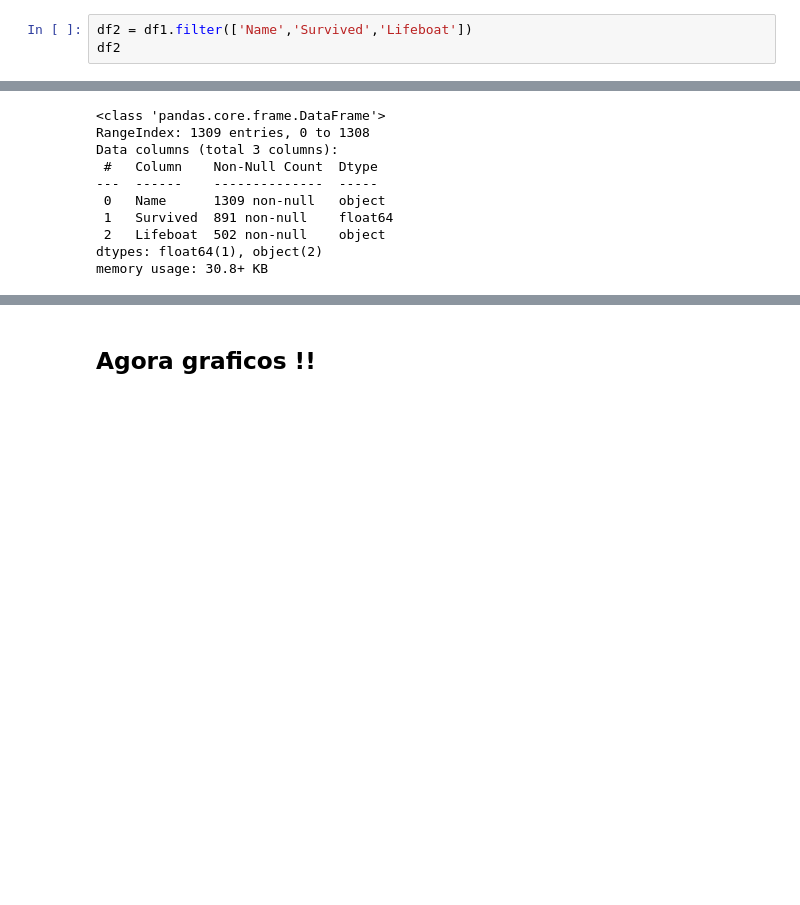
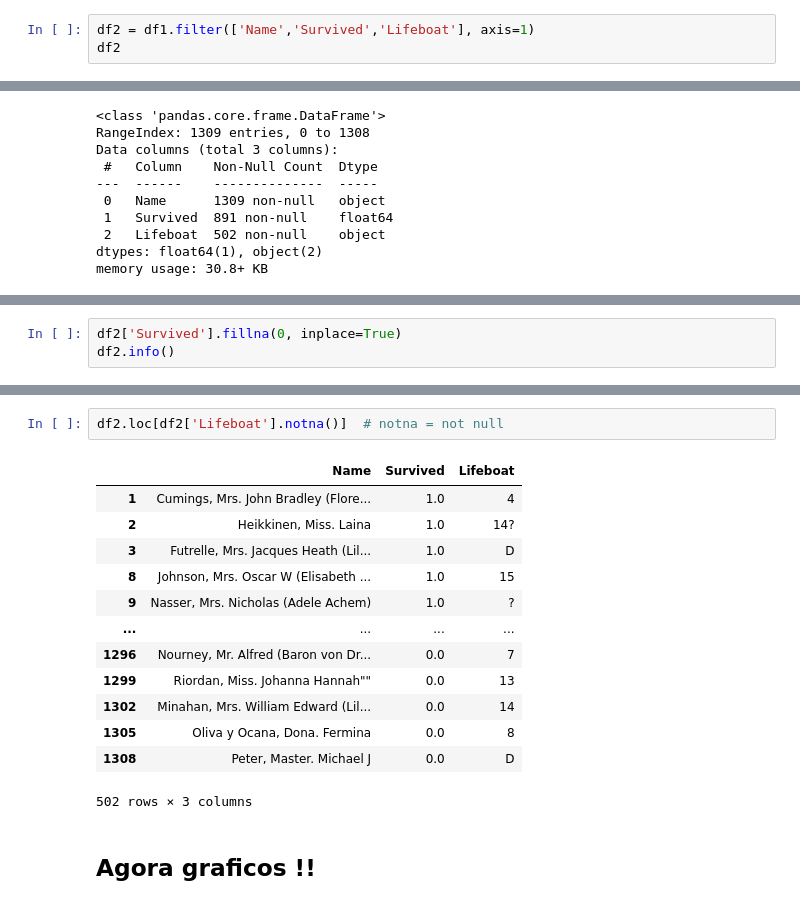
Before and after one commit to REIS0/Tratamento-de-dados, a Jupyter notebook: tratamento.ipynb, the cells around one changed output, grey strips where cells are left out. Saved outputs shown, nothing was run; the diff lists cells and outputs as text; blank space fills up the shorter version.

```diff
--- a/tratamento.ipynb
+++ b/tratamento.ipynb
@@ -93,7 +92,7 @@ memory usage: 194.4+ KB
 # %% [markdown]
 Similar ao SELECT de SQL
 # %%
-df2 = df1.filter(['Name','Survived','Lifeboat'])
+df2 = df1.filter(['Name','Survived','Lifeboat'], axis=1)
 df2
 # %% [output]
 |  | Name | Survived | Lifeboat |
@@ -124,0 +126,3 @@ memory usage: 30.8+ KB
+# %%
+df2['Survived'].fillna(0, inplace=True)
+df2.info()
@@ -125,3 +149,19 @@ memory usage: 30.8+ KB
+# %%
+df2.loc[df2['Lifeboat'].notna()]  # notna = not null
+# %% [output]
+|  | Name | Survived | Lifeboat |
+| 1 | Cumings, Mrs. John Bradley (Flore... | 1.0 | 4 |
+| 2 | Heikkinen, Miss. Laina | 1.0 | 14? |
+| 3 | Futrelle, Mrs. Jacques Heath (Lil... | 1.0 | D |
+| 8 | Johnson, Mrs. Oscar W (Elisabeth ... | 1.0 | 15 |
+| 9 | Nasser, Mrs. Nicholas (Adele Achem) | 1.0 | ? |
+| ... | ... | ... | ... |
+| 1296 | Nourney, Mr. Alfred (Baron von Dr... | 0.0 | 7 |
+| 1299 | Riordan, Miss. Johanna Hannah"" | 0.0 | 13 |
+| 1302 | Minahan, Mrs. William Edward (Lil... | 0.0 | 14 |
+| 1305 | Oliva y Ocana, Dona. Fermina | 0.0 | 8 |
+| 1308 | Peter, Master. Michael J | 0.0 | D |
+502 rows × 3 columns
 # %% [markdown]
 ## Agora graficos !!
 # %%
```
Also changed, not shown: parts of 8 cells of this notebook.
